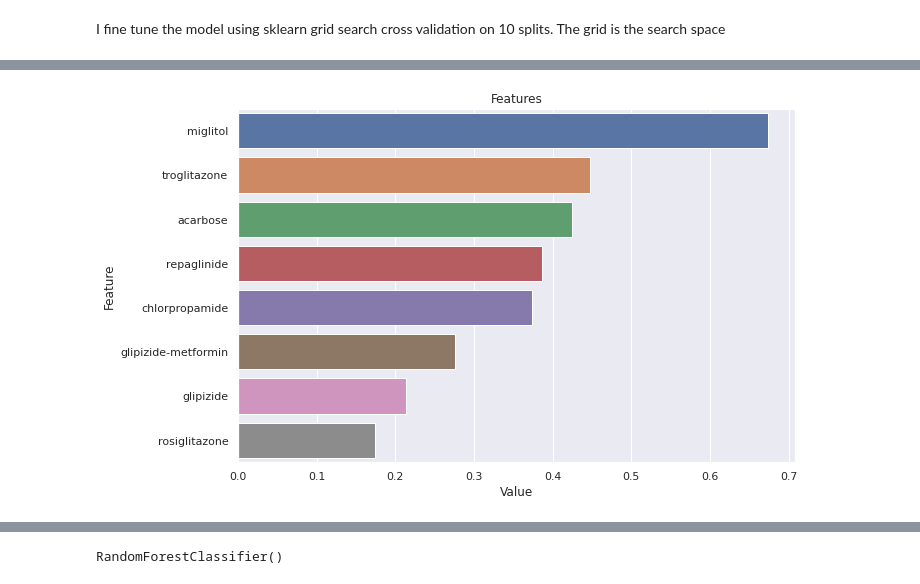
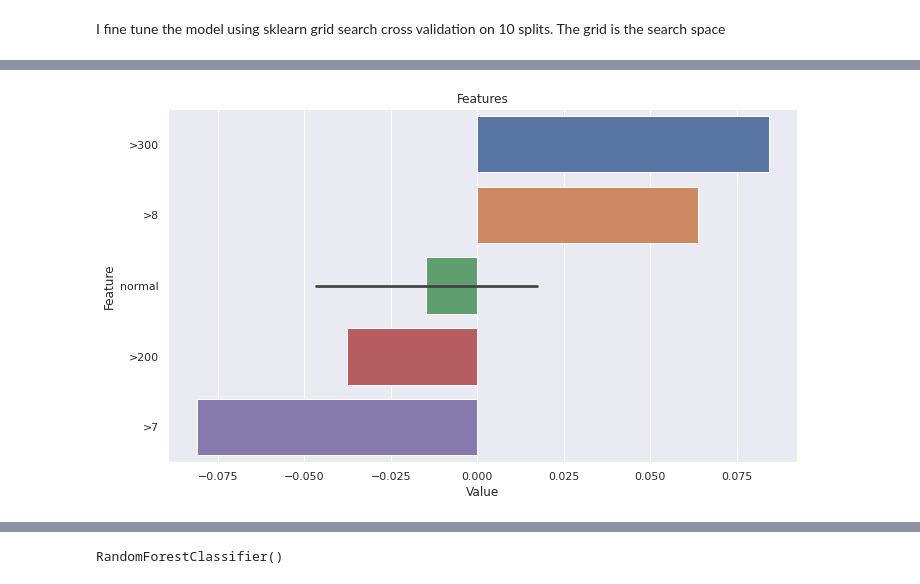
Before and after one commit to ksooklall/CUNY-SPS-Masters-DS, a Jupyter notebook: DATA_698/Capstone_project.ipynb, the cells around one changed output, grey strips where cells are left out. Cells and saved outputs as stored; diff of their text form; code cells hidden in the pictures.

```diff
--- a/DATA_698/Capstone_project.ipynb
+++ b/DATA_698/Capstone_project.ipynb
@@ -287,3 +264,6 @@ drug_cols = ['metformin', 'repaglinide', 'nateglinide', 'chlorpropamide',
+# %%
+diag = pd.get_dummies(df['diag_1']) + pd.get_dummies(df['diag_2']) + pd.get_dummies(df['diag_3'])
+df = pd.concat([df.drop(df.filter(like='diag_').columns, axis=1), diag], axis=1)
 # %%
 plt.figure(figsize=(14, 8))
 sns.heatmap(df[drug_cols + ['readmitted']].set_index('readmitted'))
@@ -308,0 +324,4 @@ plt.tight_layout()
+# %%
+a1c_df = pd.get_dummies(df[df['A1Cresult'].ne(0)]['A1Cresult']).merge(df[['readmitted']], left_index=True, right_index=True).rename(columns={1: 'normal'}).reset_index(drop=True)
+glu_df = pd.get_dummies(df[df['max_glu_serum'].ne(0)]['max_glu_serum']).merge(df[['readmitted']], left_index=True, right_index=True).rename(columns={1: 'normal'}).reset_index(drop=True)
+a1c_glu_df = pd.concat([a1c_df, glu_df.drop('readmitted', axis=1)], axis=1).dropna()
@@ -319,7 +381,8 @@ num_cols = ['age', 'time_in_hospital','num_lab_procedures', 'num_medications','n
 ### Logistic Regression
 This is a classification problem so LogisticRegression  is a good starting model
 # %%
-diab_df = df[drug_cols + ['readmitted']]
+diab_df = df[features + diag_cols + ['readmitted']]
+diab_df = a1c_glu_df
 # %%
 diab_df.head()
 # %% [output]
@@ -341,7 +400,7 @@ See the caveats in the documentation: https://pandas.pydata.org/pandas-docs/stab
 # %%
 seed = 42
 train_cols = diab_df.drop(['readmitted'], axis=1).columns
-X_train, X_test, y_train, y_test = train_test_split(diab_df.drop(['readmitted'], axis=1), diab_df['readmitted'])
+X_train, X_test, y_train, y_test = train_test_split(diab_df.drop(['readmitted'], axis=1), diab_df['readmitted'], test_size=0.15)
 # %% [markdown]
 I fine tune the model using sklearn grid search cross validation on 10 splits. The grid is the search space
 # %%
@@ -381,13 +451,13 @@ roc_auc_score(y_test, y_prob)
 # %%
 feature_imp = pd.DataFrame({'Value': lg_model.coef_[0], 'Feature': X_train.columns})
 plt.figure(figsize=(10, 6))
 sns.set(font_scale=1)
-sns.barplot(x="Value", y="Feature", data=feature_imp.sort_values(by="Value", ascending=False)[0:8])
+sns.barplot(x="Value", y="Feature", data=feature_imp.sort_values(by="Value", ascending=False)[0:10])
 plt.title('Features')
 plt.tight_layout()
 plt.show()
 # %% [output]
-[figure, old version]
+[figure, new version]
 # %%
 row_to_show = 5
 data_for_prediction = X_test.iloc[row_to_show]  # use 1 row of data here. Could use multiple rows if desired
```
Also changed, not shown: parts of 60 cells of this notebook, 30 other files.
